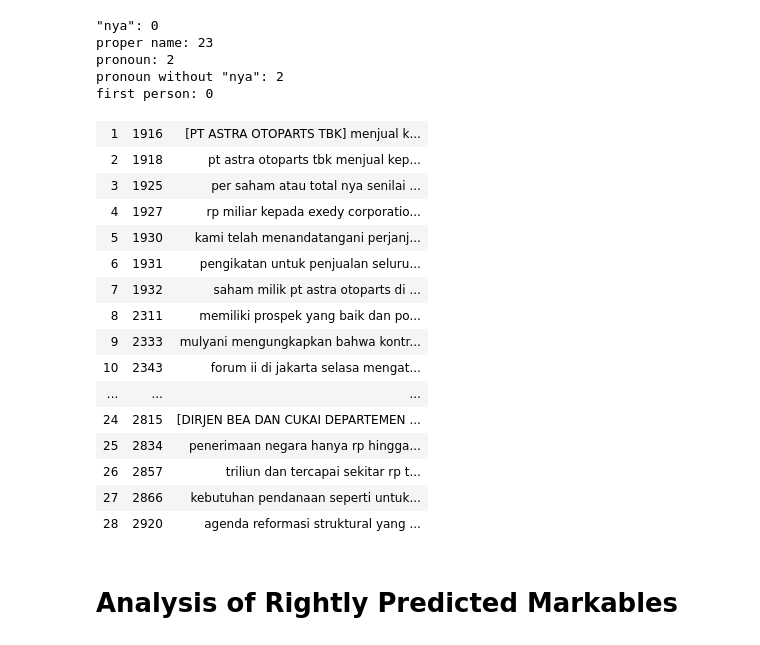
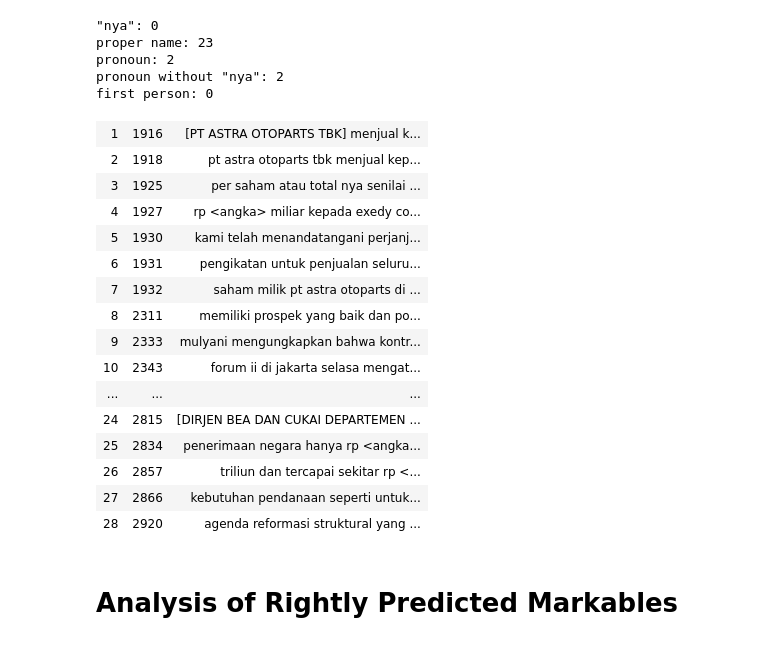
Before and after one commit to tugas-akhir-nlp/indonesian-coreference-resolution-cnn, a Jupyter notebook: singleton classifier analysis.ipynb, the cells around one changed output. Saved outputs shown, nothing was run; the diff lists cells and outputs as text; code cells hidden in the pictures.

```diff
--- a/singleton classifier analysis.ipynb
+++ b/singleton classifier analysis.ipynb
@@ -106,16 +107,16 @@ first person: 0
 # %%
 data_to_analyze, text_data_to_analyze = false_positives, false_positive_texts
 
 display(HTML(tabulate([
-    [i, idx, text]
+    [i, idx, escape(text)]
     for i, idx, text
     in zip(range(1, len(data_to_analyze) + 1), data_to_analyze['id'], text_data_to_analyze)
 ], tablefmt='html')))
 # %% [output]
 | 1 | 1916 | [PT ASTRA OTOPARTS TBK] menjual k... |
 | 2 | 1918 | pt astra otoparts tbk menjual kep... |
 | 3 | 1925 | per saham atau total nya senilai ... |
-| 4 | 1927 | rp miliar kepada exedy corporatio... |
+| 4 | 1927 | rp <angka> miliar kepada exedy co... |
 | 5 | 1930 | kami telah menandatangani perjanj... |
 | 6 | 1931 | pengikatan untuk penjualan seluru... |
 | 7 | 1932 | saham milik pt astra otoparts di ... |
@@ -124,8 +125,8 @@ display(HTML(tabulate([
 | 10 | 2343 | forum ii di jakarta selasa mengat... |
 | ... | ... | ... |
 | 24 | 2815 | [DIRJEN BEA DAN CUKAI DEPARTEMEN ... |
-| 25 | 2834 | penerimaan negara hanya rp hingga... |
-| 26 | 2857 | triliun dan tercapai sekitar rp t... |
+| 25 | 2834 | penerimaan negara hanya rp <angka... |
+| 26 | 2857 | triliun dan tercapai sekitar rp <... |
 | 27 | 2866 | kebutuhan pendanaan seperti untuk... |
 | 28 | 2920 | agenda reformasi struktural yang ... |
 # %% [markdown]
```
Also changed, not shown: parts of 4 cells of this notebook.
